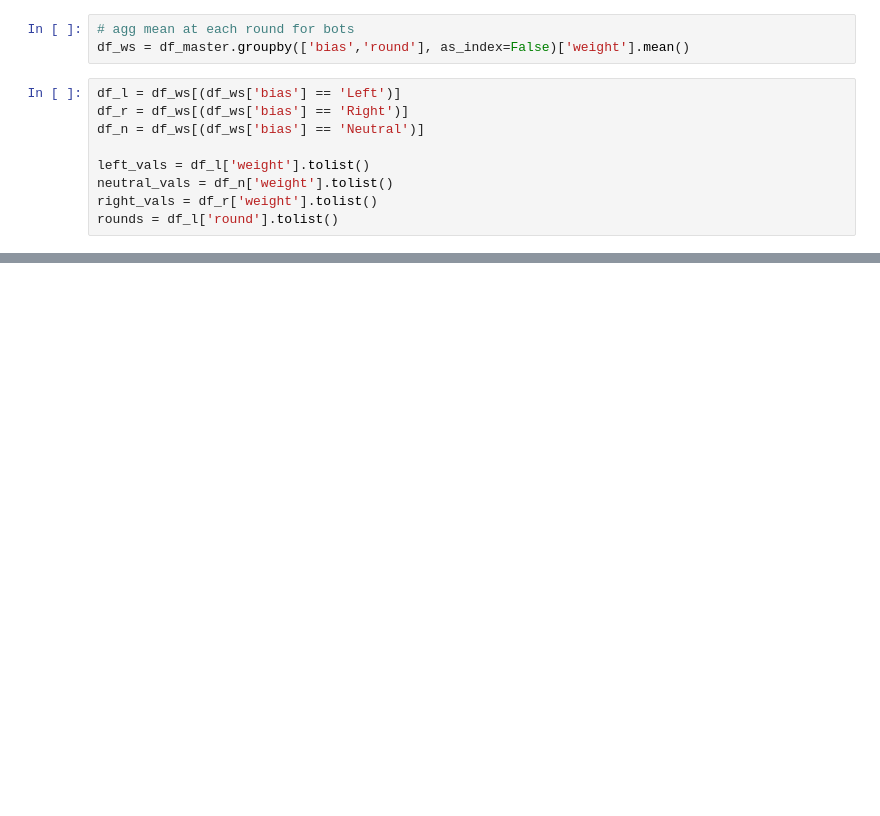
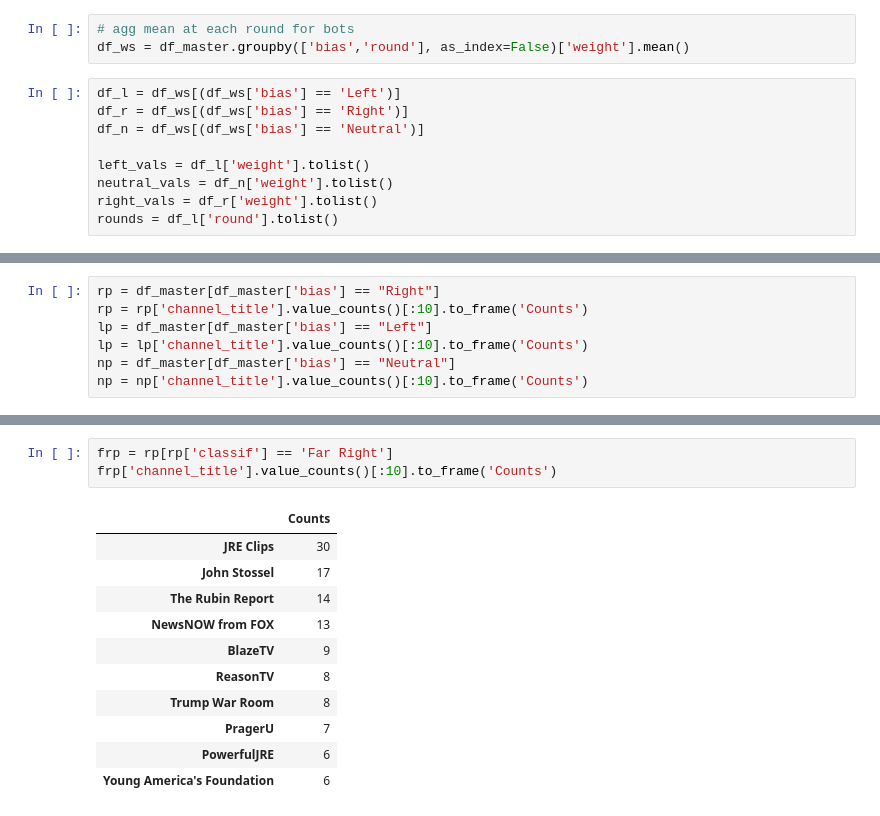
Before and after one commit to daniel-covelli/senior-thesis, a Jupyter notebook: script/viz.ipynb, the cells around one changed output, grey strips where cells are left out. Saved outputs shown, nothing was run; the diff lists cells and outputs as text; blank space fills up the shorter version.

```diff
--- a/script/viz.ipynb
+++ b/script/viz.ipynb
@@ -206,0 +475,7 @@ fig.show()
+# %%
+rp = df_master[df_master['bias'] == "Right"]
+rp = rp['channel_title'].value_counts()[:10].to_frame('Counts')
+lp = df_master[df_master['bias'] == "Left"]
+lp = lp['channel_title'].value_counts()[:10].to_frame('Counts')
+np = df_master[df_master['bias'] == "Neutral"]
+np = np['channel_title'].value_counts()[:10].to_frame('Counts')
@@ -206,0 +522,15 @@ fig.show()
+# %%
+frp = rp[rp['classif'] == 'Far Right']
+frp['channel_title'].value_counts()[:10].to_frame('Counts')
+# %% [output]
+|  | Counts |
+| JRE Clips | 30 |
+| John Stossel | 17 |
+| The Rubin Report | 14 |
+| NewsNOW from FOX | 13 |
+| BlazeTV | 9 |
+| ReasonTV | 8 |
+| Trump War Room | 8 |
+| PragerU | 7 |
+| PowerfulJRE | 6 |
+| Young America's Foundation | 6 |
```
Also changed, not shown: parts of 27 cells of this notebook, 10 other files.
